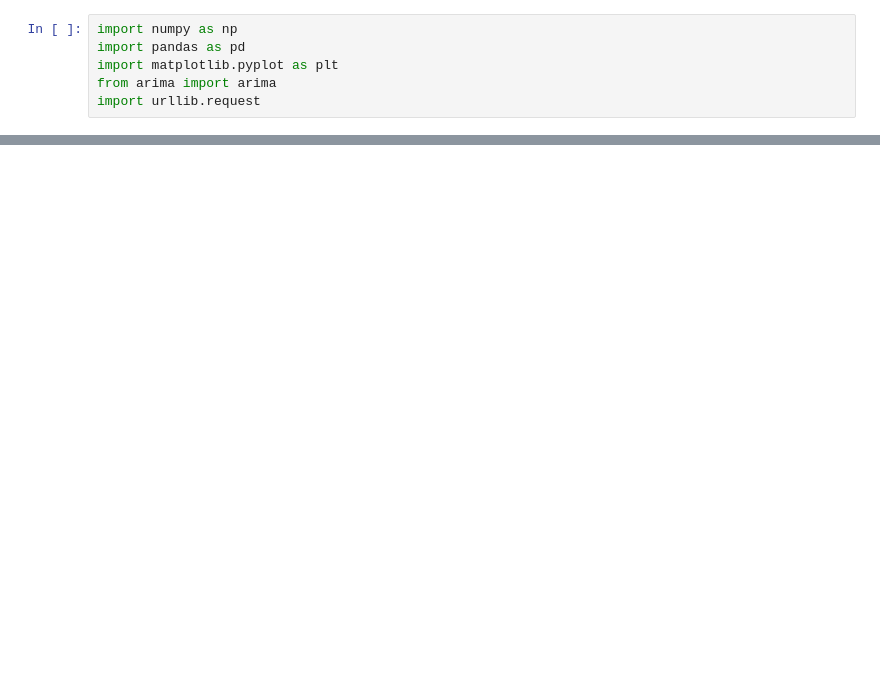
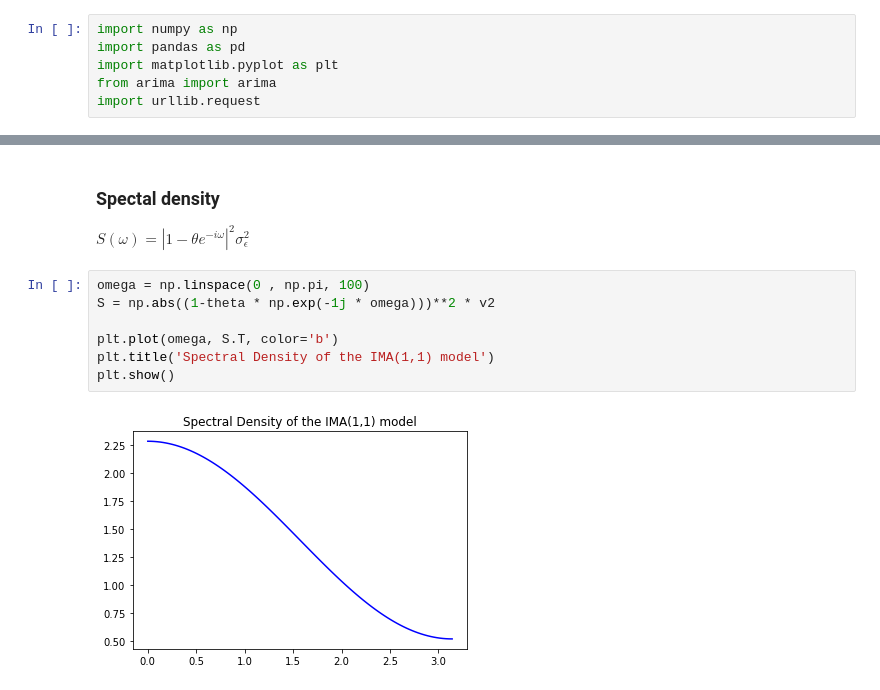
Before and after one commit to TomHase/misc_code, a Jupyter notebook: arima/inflation_arima.ipynb, the cells around one changed output, grey strips where cells are left out. Drawn from its saved outputs; the diff is of its cells as text; blank space fills up the shorter version.

```diff
--- a/arima/inflation_arima.ipynb
+++ b/arima/inflation_arima.ipynb
@@ -73,0 +113,13 @@ plt.show()
+# %% [markdown]
+### Spectal density
+
+$S(\omega) = | 1 - \theta e^{-i \omega} | ^ {2} \sigma_{\epsilon}^2$
+# %%
+omega = np.linspace(0 , np.pi, 100)
+S = np.abs((1-theta * np.exp(-1j * omega)))**2 * v2
+
+plt.plot(omega, S.T, color='b')
+plt.title('Spectral Density of the IMA(1,1) model')
+plt.show()
+# %% [output]
+[figure, added]
```
Also changed, not shown: parts of 9 cells of this notebook, 3 other files.
